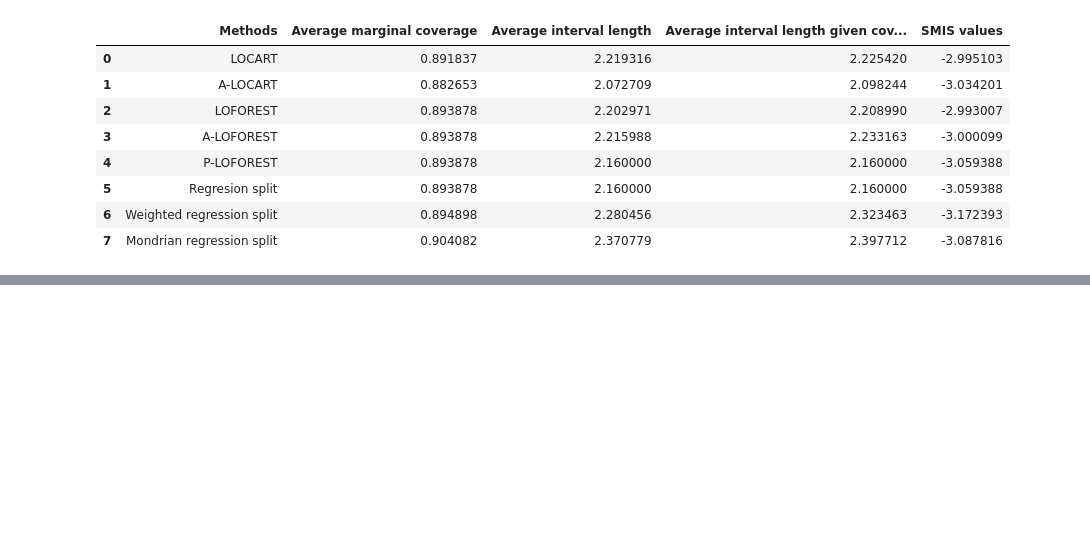
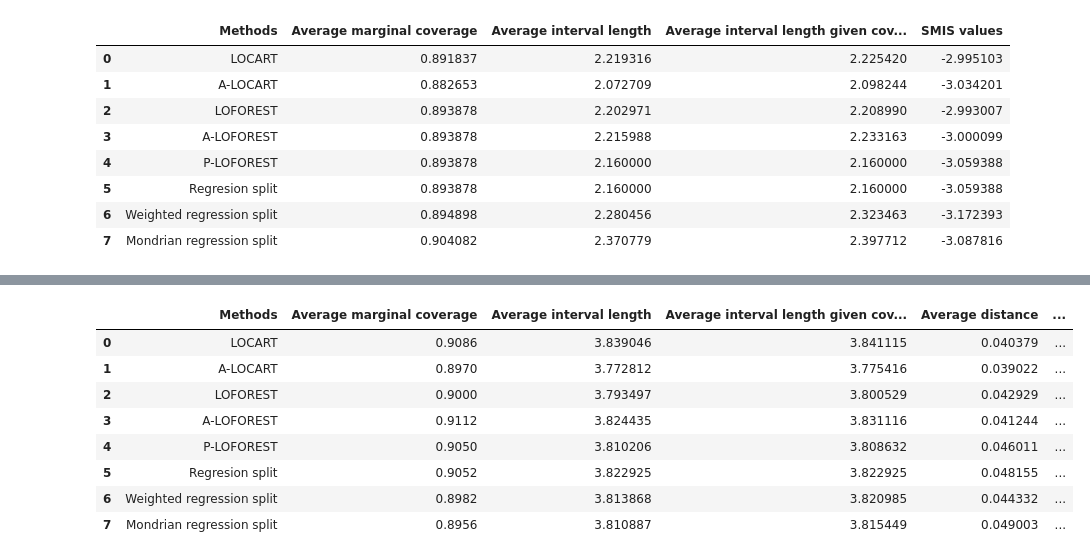
Before and after one commit to Monoxido45/CSI, a Jupyter notebook: experiments/loforest.ipynb, the cells around one changed output, grey strips where cells are left out. Drawn from its saved outputs; the diff is of its cells as text; code cells hidden in the pictures; blank space fills up the shorter version.

```diff
--- a/experiments/loforest.ipynb
+++ b/experiments/loforest.ipynb
@@ -2016,0 +2202,25 @@ winewhite
+# %%
+# all dictionaries to store the results
+homosc_metrics_dict, heterosc_metrics_dict, asym_metrics_dict, t_metrics_dict, non_cor_heteroc_dict = {}, {}, {}, {}, {}
+# %%
+# Homoscedastic
+for p in tqdm([1, 3, 5, 10], desc="Homoscedastic"):
+    print(f"Testing homoscedastic scenario with p={p}")
+    if(p == 1):
+        noise = True
+    else:
+        noise = False
+    homosc_metrics_dict[str(p)] = obtain_main_metrics_sim(signif_vars = p,
+                                                          kind="homoscedastic",
+                                                          base_model = Net,
+                                                          is_fitted = True,
+                                                          neural_network = True,
+                                                          noise = noise, random_seed = 950,
+                                                          n_estimators = 200,
+                                                          min_samples_leaf = 300,
+                                                          K = 40,
+                                                          min_impurity_decrease = 5*(10**(-5)),
+                                                          first_l = 40,
+                                                          second_l = 40,
+                                                          third_l = 10,
+                                                          random_state = 650)
@@ -2016,0 +2301,12 @@ winewhite
+# %%
+homosc_metrics_dict["1"]
+# %% [output]
+|  | Methods | Average marginal coverage | Average interval length | Average interval length given cov... | Average distance | ... |
+| 0 | LOCART | 0.9086 | 3.839046 | 3.841115 | 0.040379 | ... |
+| 1 | A-LOCART | 0.8970 | 3.772812 | 3.775416 | 0.039022 | ... |
+| 2 | LOFOREST | 0.9000 | 3.793497 | 3.800529 | 0.042929 | ... |
+| 3 | A-LOFOREST | 0.9112 | 3.824435 | 3.831116 | 0.041244 | ... |
+| 4 | P-LOFOREST | 0.9050 | 3.810206 | 3.808632 | 0.046011 | ... |
+| 5 | Regresion split | 0.9052 | 3.822925 | 3.822925 | 0.048155 | ... |
+| 6 | Weighted regression split | 0.8982 | 3.813868 | 3.820985 | 0.044332 | ... |
+| 7 | Mondrian regression split | 0.8956 | 3.810887 | 3.815449 | 0.049003 | ... |
```
Also changed, not shown: parts of 55 cells of this notebook.
